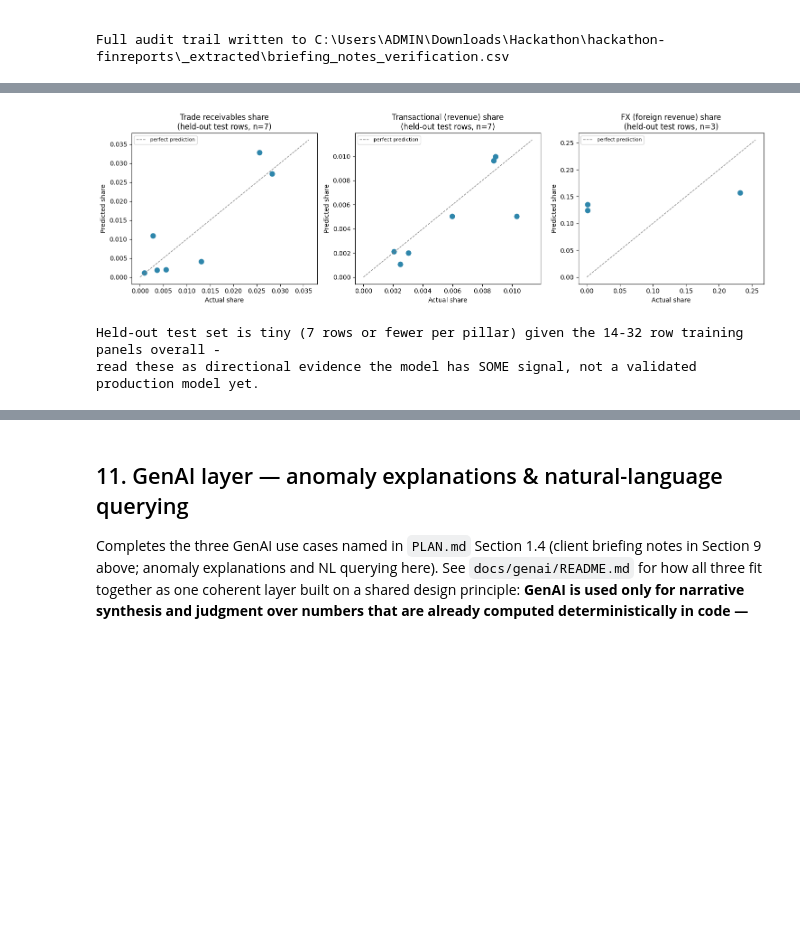
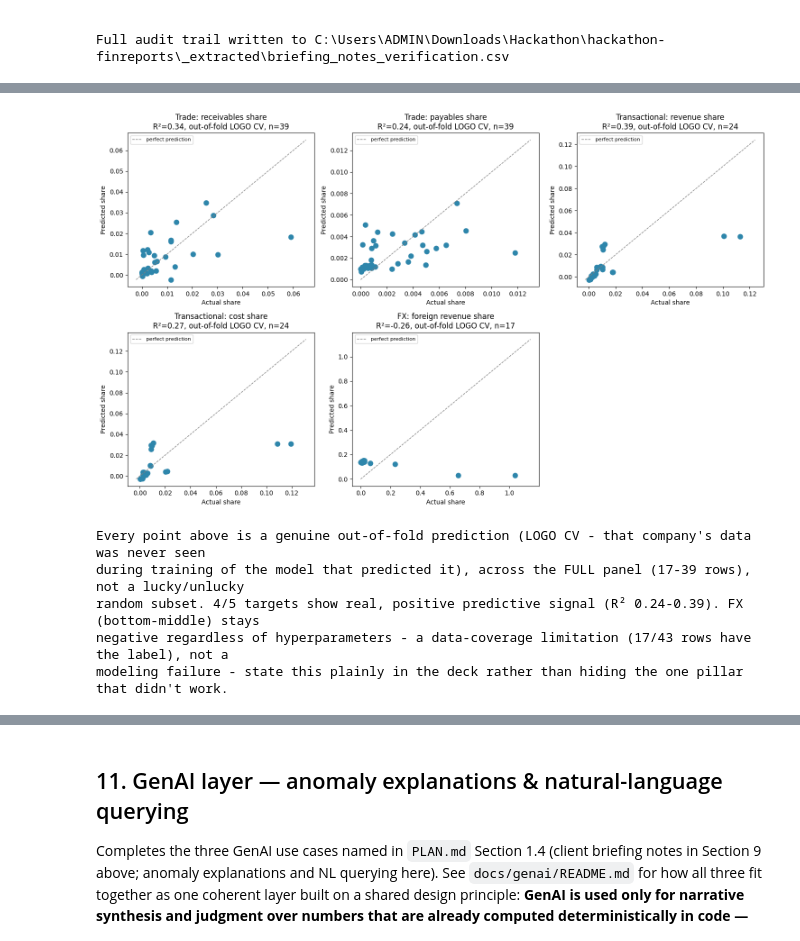
Before and after one commit to wiz-20/Root3, a Jupyter notebook: wallet_engine.ipynb, the cells around one changed output, grey strips where cells are left out. Drawn from its saved outputs; the diff is of its cells as text; code cells hidden in the pictures; blank space fills up the shorter version.

Commit message:
Wire Faten's ElasticNet models (LOGO CV, 5 sub-targets) into wallet_engine.ipynb Section 10, replacing the old Ridge/single-split version

```diff
--- a/wallet_engine.ipynb
+++ b/wallet_engine.ipynb
@@ -427,3 +425,9 @@ transactional - share_of_cost_of_sales: R² = 0.510 (n_test=7)
 # %%
-transactional_results
+transactional_revenue_results = logo_results(
+    elastic_net.X_transactional, elastic_net.y_revenue, elastic_net.groups_transactional, "transactional_revenue"
+)
+transactional_cost_results = logo_results(
+    elastic_net.X_transactional, elastic_net.y_cost, elastic_net.groups_transactional, "transactional_cost"
+)
+transactional_revenue_results
 # %% [output]
@@ -472,27 +483,38 @@ fx - share_of_foreign_revenue: R² = -0.089 (n_test=3)
 # %%
-fig, axes = plt.subplots(1, 3, figsize=(15, 4.5))
+fig, axes = plt.subplots(2, 3, figsize=(15, 9))
+axes = axes.flatten()
 
 plot_specs = [
-    (axes[0], trade_results, "share_of_trade_receivables", "predicted_share_of_trade_receivables", "Trade receivables share"),
-    (axes[1], transactional_results, "share_of_revenue", "predicted_share_of_revenue", "Transactional (revenue) share"),
-    (axes[2], fx_results, "share_of_foreign_revenue", "predicted_share_of_foreign_revenue", "FX (foreign revenue) share"),
+    (trade_receivables_results, "Trade: receivables share"),
+    (trade_payables_results, "Trade: payables share"),
+    (transactional_revenue_results, "Transactional: revenue share"),
+    (transactional_cost_results, "Transactional: cost share"),
+    (fx_results, "FX: foreign revenue share"),
 ]
 
-for ax, df, actual_col, pred_col, title in plot_specs:
-    ax.scatter(df[actual_col], df[pred_col], color="#2E86AB", s=60)
-    lims = [0, max(df[actual_col].max(), df[pred_col].max()) * 1.1]
+for ax, (df, title) in zip(axes, plot_specs):
+    ax.scatter(df["actual"], df["predicted"], color="#2E86AB", s=60)
+    lims = [min(df["actual"].min(), df["predicted"].min(), 0), max(df["actual"].max(), df["predicted"].max()) * 1.1]
     ax.plot(lims, lims, "--", color="gray", linewidth=1, label="perfect prediction")
     ax.set_xlabel("Actual share")
     ax.set_ylabel("Predicted share")
-    ax.set_title(f"{title}\n(held-out test rows, n={len(df)})")
+    r2 = r2_score(df["actual"], df["predicted"])
+    ax.set_title(f"{title}\nR\u00b2={r2:.2f}, out-of-fold LOGO CV, n={len(df)}")
     ax.legend(fontsize=8)
 
+axes[-1].axis("off")
 plt.tight_layout()
 plt.show()
 
-print("Held-out test set is tiny (7 rows or fewer per pillar) given the 14-32 row training panels overall -")
-print("read these as directional evidence the model has SOME signal, not a validated production model yet.")
+print("Every point above is a genuine out-of-fold prediction (LOGO CV - that company's data was never seen")
+print("during training of the model that predicted it), across the FULL panel (17-39 rows), not a lucky/unlucky")
+print("random subset. 4/5 targets show real, positive predictive signal (R\u00b2 0.24-0.39). FX (bottom-middle) stays")
+print("negative regardless of hyperparameters - a data-coverage limitation (17/43 rows have the label), not a")
+print("modeling failure - state this plainly in the deck rather than hiding the one pillar that didn't work.")
 # %% [output]
-[figure, old version]
+[figure, new version]
-Held-out test set is tiny (7 rows or fewer per pillar) given the 14-32 row training panels overall -
-read these as directional evidence the model has SOME signal, not a validated production model yet.
+Every point above is a genuine out-of-fold prediction (LOGO CV - that company's data was never seen
+during training of the model that predicted it), across the FULL panel (17-39 rows), not a lucky/unlucky
+random subset. 4/5 targets show real, positive predictive signal (R² 0.24-0.39). FX (bottom-middle) stays
+negative regardless of hyperparameters - a data-coverage limitation (17/43 rows have the label), not a
+modeling failure - state this plainly in the deck rather than hiding the one pillar that didn't work.
```
Also changed, not shown: parts of 6 cells of this notebook.
